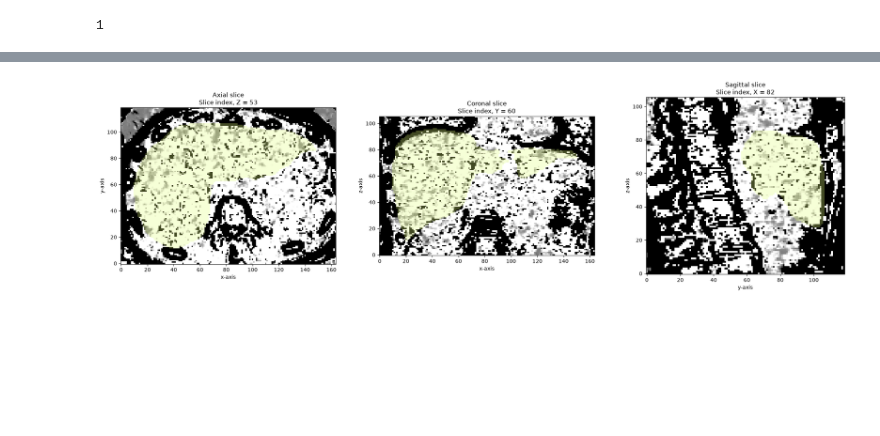
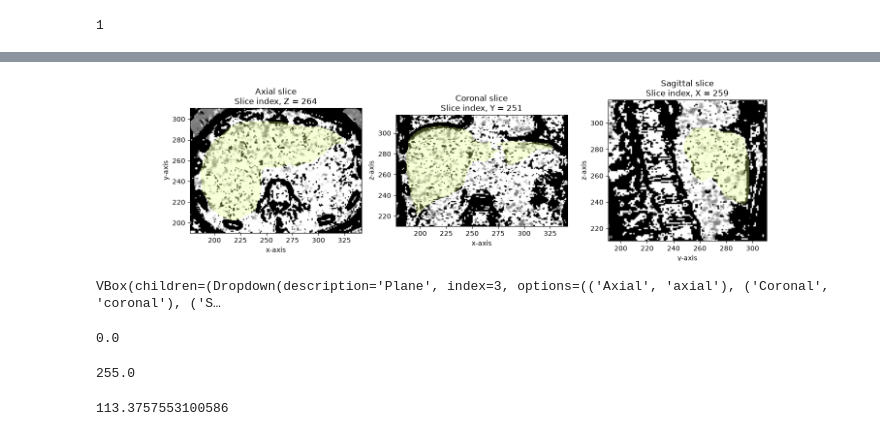
Before and after one commit to rifqi2708/segmentation, a Jupyter notebook: distinct_querypoint/gradient.ipynb, the cells around one changed output, grey strips where cells are left out. Drawn from its saved outputs; the diff is of its cells as text; code cells hidden in the pictures; blank space fills up the shorter version.

```diff
--- a/distinct_querypoint/gradient.ipynb
+++ b/distinct_querypoint/gradient.ipynb
@@ -189,9 +173,30 @@ harris_response = det_M - k * trace_M * trace_M * trace_M
 # %%
 respon_win = window (harris_response, window_width = 400, window_center = 40)
-crop_img, crop_mask = crop_img_mask(respon_win, mask)
-img_show3D (crop_img, scale = 5, mask = crop_mask, alpha= 0.3)
+img_show3D (respon_win, scale = 3, mask = mask, maskcrop= True, alpha= 0.3)
 # %% [output]
-[figure, old version]
+[figure, new version]
+# %%
+vis = img_show3D_interactive (
+    respon_win,
+    mask= mask
+)
+# %% [output]
+VBox(children=(Dropdown(description='Plane', index=3, options=(('Axial', 'axial'), ('Coronal', 'coronal'), ('S…
+# %%
+black = respon_win [257, 281, 264]
+black
+# %% [output]
+0.0
+# %%
+white = respon_win [243, 285, 264]
+white
+# %% [output]
+255.0
+# %%
+gray = respon_win [249, 286, 264]
+gray
+# %% [output]
+113.3757553100586
 # %%
 def show_range(name, image):
     stats = sitk.StatisticsImageFilter()
```
Also changed, not shown: parts of 9 cells of this notebook, 3 other files.
